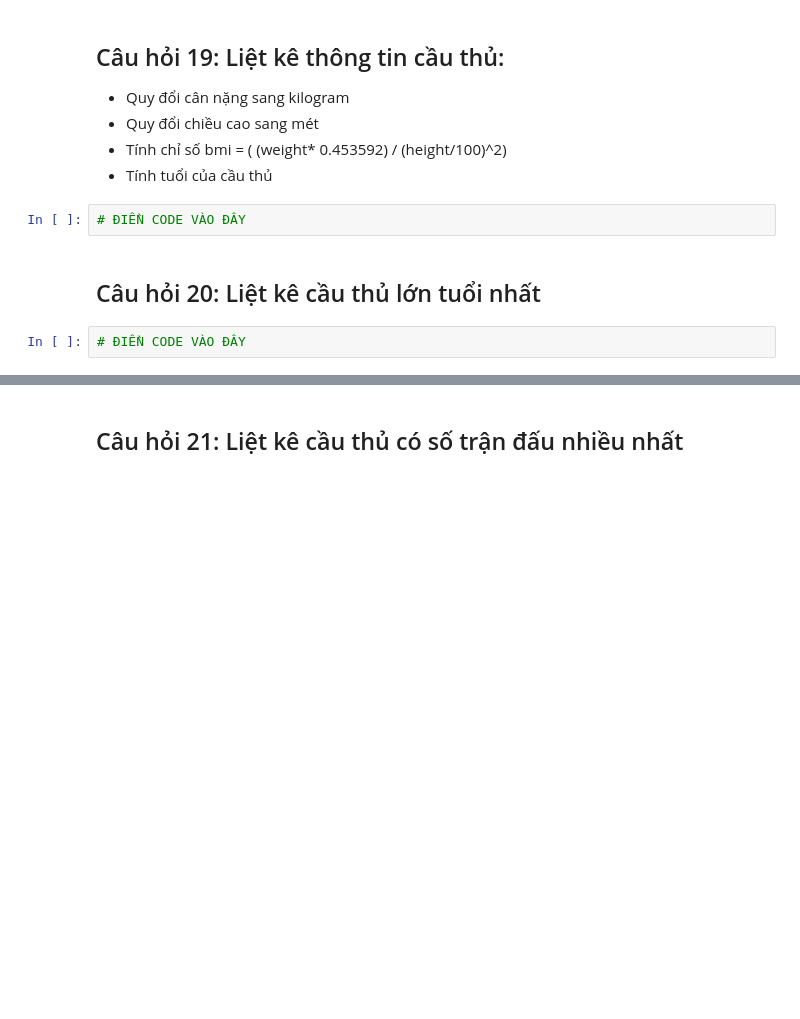
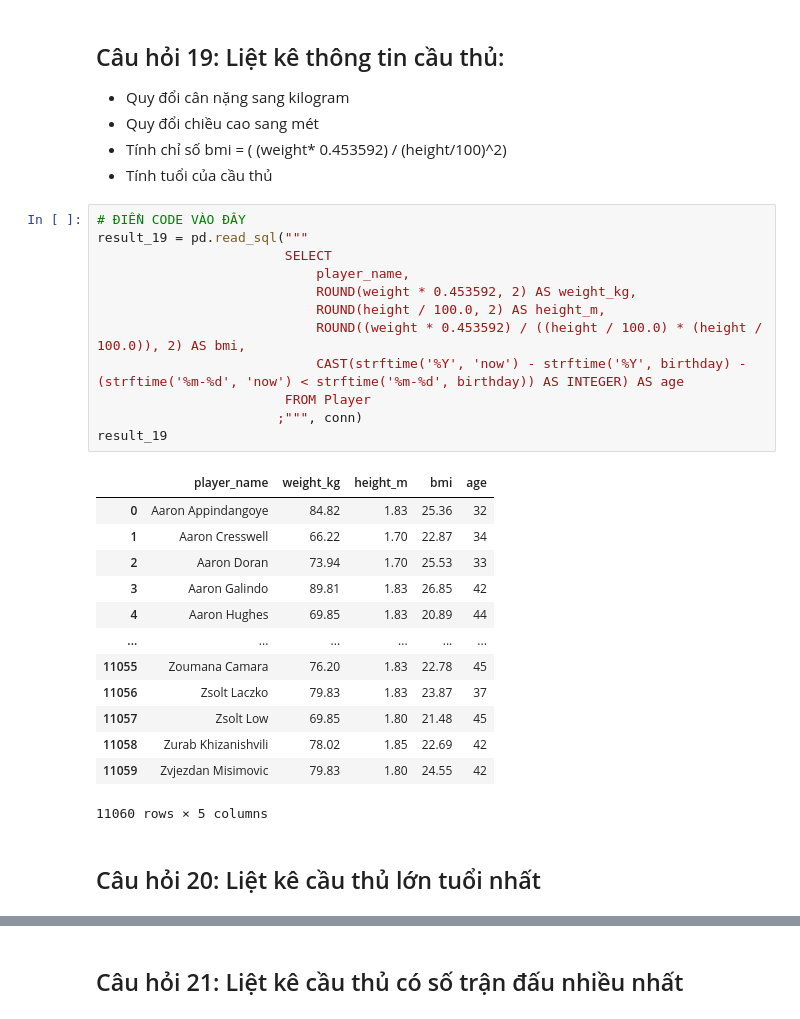
Before and after one commit to Phatban/MMC_Exercises, a Jupyter notebook: Module_2/DSMMC2_Buoi07_Phatban/Project_#1.ipynb, the cells around one changed output, grey strips where cells are left out. Cells and saved outputs as stored; diff of their text form; blank space fills up the shorter version.

```diff
--- a/Module_2/DSMMC2_Buoi07_Phatban/Project_#1.ipynb
+++ b/Module_2/DSMMC2_Buoi07_Phatban/Project_#1.ipynb
@@ -460,9 +681,31 @@ result_11
 - Quy đổi chiều cao sang mét
 - Tính chỉ số bmi = ( (weight* 0.453592) / (height/100)^2)
 - Tính tuổi của cầu thủ
-# %%
-# ĐIỀN CODE VÀO ĐÂY
+# %%
+# ĐIỀN CODE VÀO ĐÂY
+result_19 = pd.read_sql("""
+                        SELECT
+                            player_name,
+                            ROUND(weight * 0.453592, 2) AS weight_kg,
+                            ROUND(height / 100.0, 2) AS height_m,
+                            ROUND((weight * 0.453592) / ((height / 100.0) * (height / 100.0)), 2) AS bmi,
+                            CAST(strftime('%Y', 'now') - strftime('%Y', birthday) - (strftime('%m-%d', 'now') < strftime('%m-%d', birthday)) AS INTEGER) AS age
+                        FROM Player
+                       ;""", conn)
+result_19
+# %% [output]
+|  | player_name | weight_kg | height_m | bmi | age |
+| 0 | Aaron Appindangoye | 84.82 | 1.83 | 25.36 | 32 |
+| 1 | Aaron Cresswell | 66.22 | 1.70 | 22.87 | 34 |
+| 2 | Aaron Doran | 73.94 | 1.70 | 25.53 | 33 |
+| 3 | Aaron Galindo | 89.81 | 1.83 | 26.85 | 42 |
+| 4 | Aaron Hughes | 69.85 | 1.83 | 20.89 | 44 |
+| ... | ... | ... | ... | ... | ... |
+| 11055 | Zoumana Camara | 76.20 | 1.83 | 22.78 | 45 |
+| 11056 | Zsolt Laczko | 79.83 | 1.83 | 23.87 | 37 |
+| 11057 | Zsolt Low | 69.85 | 1.80 | 21.48 | 45 |
+| 11058 | Zurab Khizanishvili | 78.02 | 1.85 | 22.69 | 42 |
+| 11059 | Zvjezdan Misimovic | 79.83 | 1.80 | 24.55 | 42 |
+11060 rows × 5 columns
 # %% [markdown]
 ## Câu hỏi 20: Liệt kê cầu thủ lớn tuổi nhất
-# %%
-# ĐIỀN CODE VÀO ĐÂY
```
Also changed, not shown: parts of 19 cells of this notebook, 2 other files.
